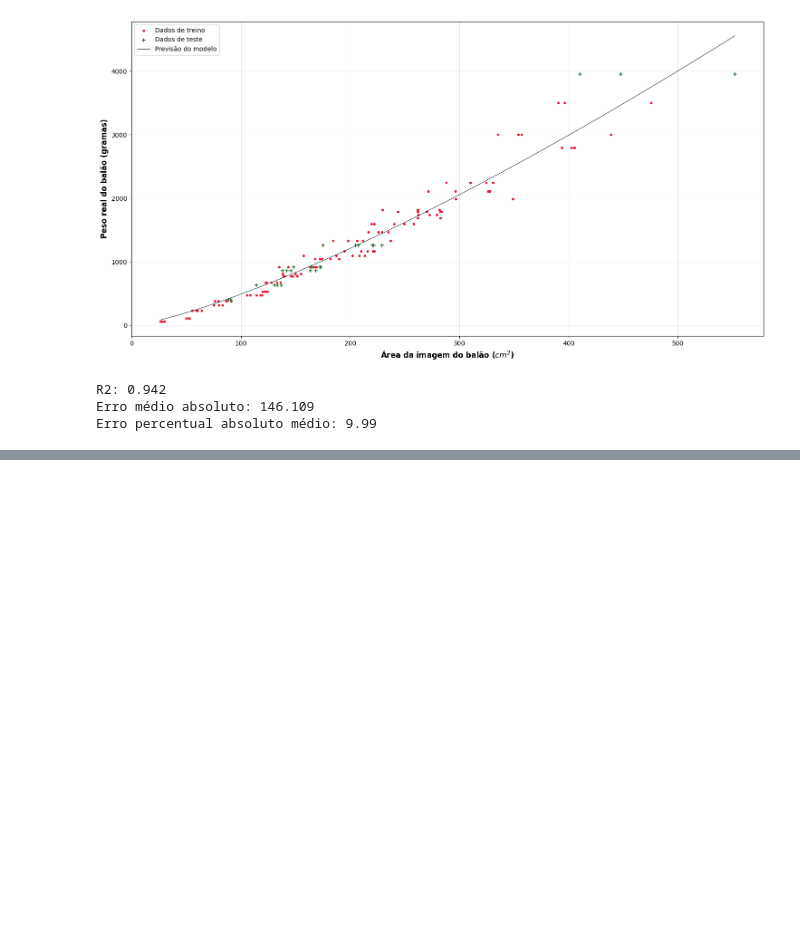
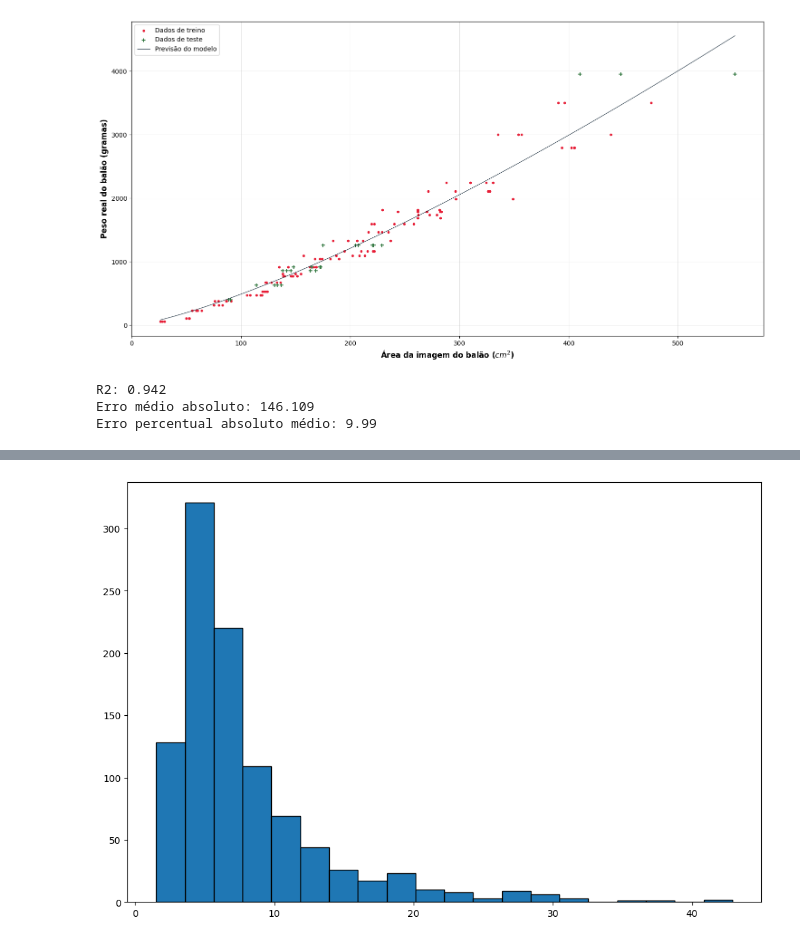
Before and after one commit to AriBarrosFilho/Future_Alaatus_Projeto_Local, a Jupyter notebook: analise_dados/previsao.ipynb, the cells around one changed output, grey strips where cells are left out. Drawn from its saved outputs; the diff is of its cells as text; code cells hidden in the pictures; blank space fills up the shorter version.

```diff
--- a/analise_dados/previsao.ipynb
+++ b/analise_dados/previsao.ipynb
@@ -1194,0 +1373,6 @@ Erro percentual absoluto médio: 9.99
+# %%
+plt.figure(figsize = (12, 8))
+plt.hist(lista_erro_percentual_absoluto, edgecolor = "k", bins = 20)
+plt.show()
+# %% [output]
+[figure, added]
```
Also changed, not shown: parts of 27 cells of this notebook.
